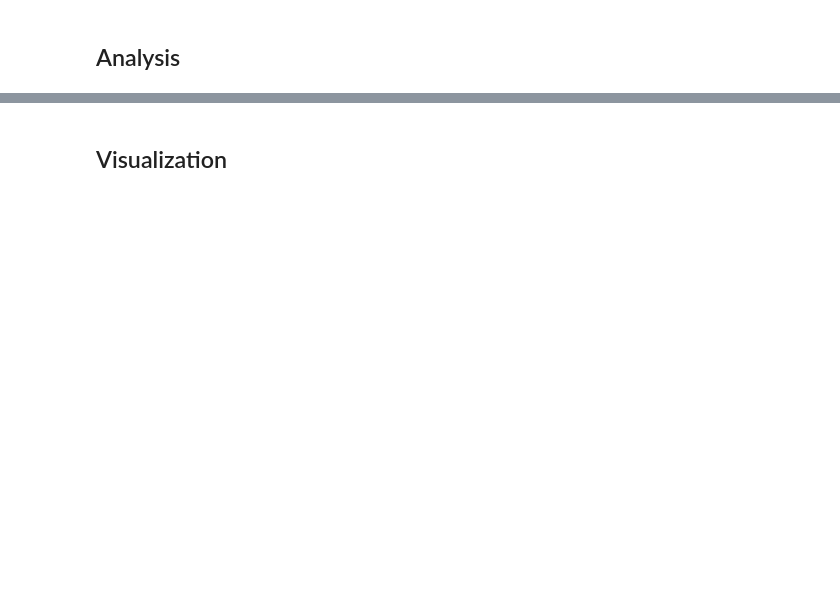
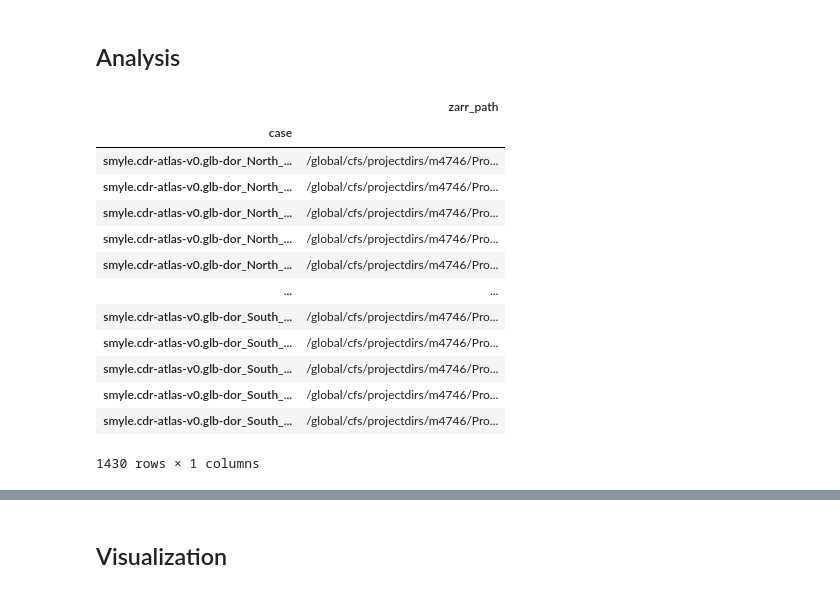
Before and after one commit to NoraLoose/Ocean-CDR-Atlas-v0, a Jupyter notebook: workflows/03-atlas-global-irf-map-validate-analyze.ipynb, the cells around one changed output, grey strips where cells are left out. Drawn from its saved outputs; the diff is of its cells as text; code cells hidden in the pictures; blank space fills up the shorter version.

```diff
--- a/workflows/03-atlas-global-irf-map-validate-analyze.ipynb
+++ b/workflows/03-atlas-global-irf-map-validate-analyze.ipynb
@@ -67,2 +91,19 @@ paths
+# %%
+calc.df_analysis
+# %% [output]
+|  | zarr_path |
+| case |  |
+| smyle.cdr-atlas-v0.glb-dor_North_... | /global/cfs/projectdirs/m4746/Pro... |
+| smyle.cdr-atlas-v0.glb-dor_North_... | /global/cfs/projectdirs/m4746/Pro... |
+| smyle.cdr-atlas-v0.glb-dor_North_... | /global/cfs/projectdirs/m4746/Pro... |
+| smyle.cdr-atlas-v0.glb-dor_North_... | /global/cfs/projectdirs/m4746/Pro... |
+| smyle.cdr-atlas-v0.glb-dor_North_... | /global/cfs/projectdirs/m4746/Pro... |
+| ... | ... |
+| smyle.cdr-atlas-v0.glb-dor_South_... | /global/cfs/projectdirs/m4746/Pro... |
+| smyle.cdr-atlas-v0.glb-dor_South_... | /global/cfs/projectdirs/m4746/Pro... |
+| smyle.cdr-atlas-v0.glb-dor_South_... | /global/cfs/projectdirs/m4746/Pro... |
+| smyle.cdr-atlas-v0.glb-dor_South_... | /global/cfs/projectdirs/m4746/Pro... |
+| smyle.cdr-atlas-v0.glb-dor_South_... | /global/cfs/projectdirs/m4746/Pro... |
+1430 rows × 1 columns
 # %%
 fig, ax = plt.subplots(1, 1, figsize=(6, 4))
```
Also changed, not shown: parts of 8 cells of this notebook, 4 other files.
